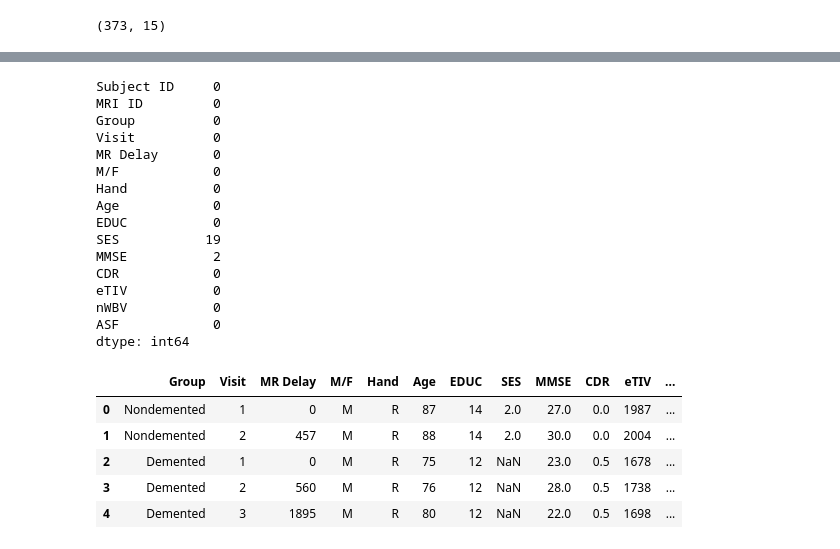
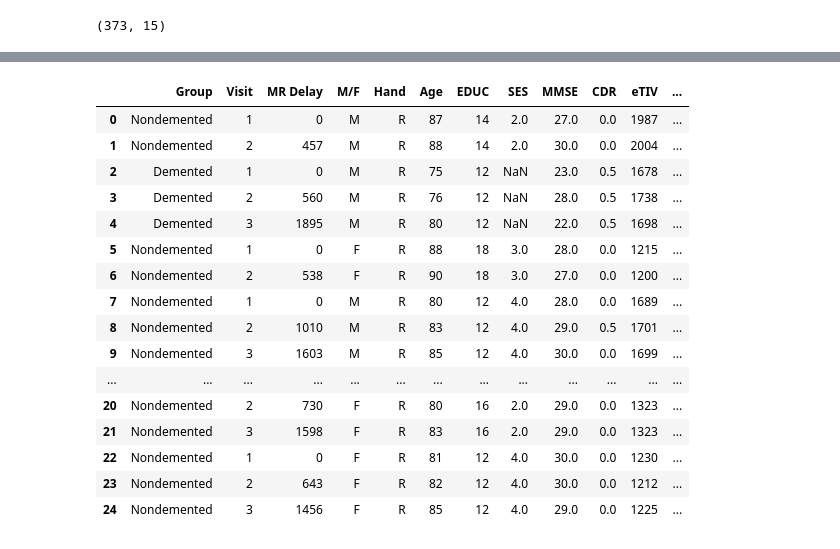
Before and after one commit to debahferreira/neuropredict-ml, a Jupyter notebook: notebooks/01_exploracao.ipynb, the cells around one changed output, grey strips where cells are left out. Drawn from its saved outputs; the diff is of its cells as text; code cells hidden in the pictures.

```diff
--- a/notebooks/01_exploracao.ipynb
+++ b/notebooks/01_exploracao.ipynb
@@ -40,33 +40,25 @@ Data columns (total 15 columns):
 dtypes: float64(5), int64(5), object(5)
 memory usage: 43.8+ KB
 None
-# %%
-print(df.isnull().sum())
-# %% [output]
-Subject ID     0
-MRI ID         0
-Group          0
-Visit          0
-MR Delay       0
-M/F            0
-Hand           0
-Age            0
-EDUC           0
-SES           19
-MMSE           2
-CDR            0
-eTIV           0
-nWBV           0
-ASF            0
-dtype: int64
 # %%
 to_drop = ['Subject ID', 'MRI ID']
 df.drop(to_drop, inplace=True, axis=1)
-df.head()
+df.head(25)
 # %% [output]
 |  | Group | Visit | MR Delay | M/F | Hand | Age | EDUC | SES | MMSE | CDR | eTIV | ... |
 | 0 | Nondemented | 1 | 0 | M | R | 87 | 14 | 2.0 | 27.0 | 0.0 | 1987 | ... |
 | 1 | Nondemented | 2 | 457 | M | R | 88 | 14 | 2.0 | 30.0 | 0.0 | 2004 | ... |
 | 2 | Demented | 1 | 0 | M | R | 75 | 12 | NaN | 23.0 | 0.5 | 1678 | ... |
 | 3 | Demented | 2 | 560 | M | R | 76 | 12 | NaN | 28.0 | 0.5 | 1738 | ... |
 | 4 | Demented | 3 | 1895 | M | R | 80 | 12 | NaN | 22.0 | 0.5 | 1698 | ... |
+| 5 | Nondemented | 1 | 0 | F | R | 88 | 18 | 3.0 | 28.0 | 0.0 | 1215 | ... |
+| 6 | Nondemented | 2 | 538 | F | R | 90 | 18 | 3.0 | 27.0 | 0.0 | 1200 | ... |
+| 7 | Nondemented | 1 | 0 | M | R | 80 | 12 | 4.0 | 28.0 | 0.0 | 1689 | ... |
+| 8 | Nondemented | 2 | 1010 | M | R | 83 | 12 | 4.0 | 29.0 | 0.5 | 1701 | ... |
+| 9 | Nondemented | 3 | 1603 | M | R | 85 | 12 | 4.0 | 30.0 | 0.0 | 1699 | ... |
+| ... | ... | ... | ... | ... | ... | ... | ... | ... | ... | ... | ... | ... |
+| 20 | Nondemented | 2 | 730 | F | R | 80 | 16 | 2.0 | 29.0 | 0.0 | 1323 | ... |
+| 21 | Nondemented | 3 | 1598 | F | R | 83 | 16 | 2.0 | 29.0 | 0.0 | 1323 | ... |
+| 22 | Nondemented | 1 | 0 | F | R | 81 | 12 | 4.0 | 30.0 | 0.0 | 1230 | ... |
+| 23 | Nondemented | 2 | 643 | F | R | 82 | 12 | 4.0 | 30.0 | 0.0 | 1212 | ... |
+| 24 | Nondemented | 3 | 1456 | F | R | 85 | 12 | 4.0 | 29.0 | 0.0 | 1225 | ... |
```
Also changed, not shown: parts of 3 cells of this notebook.
